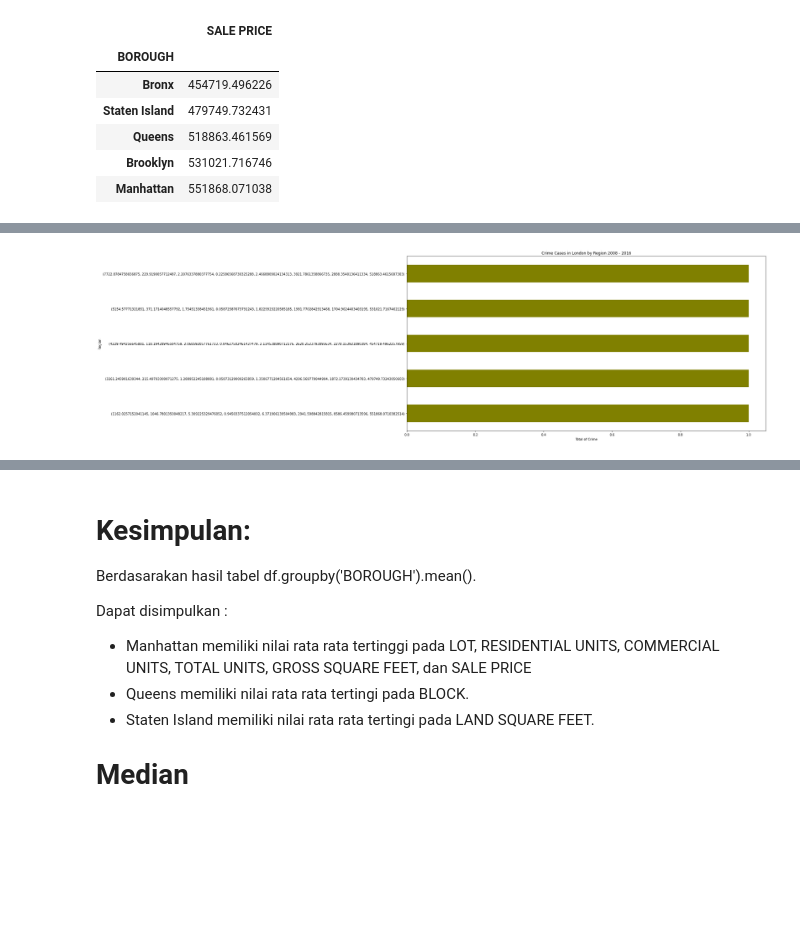
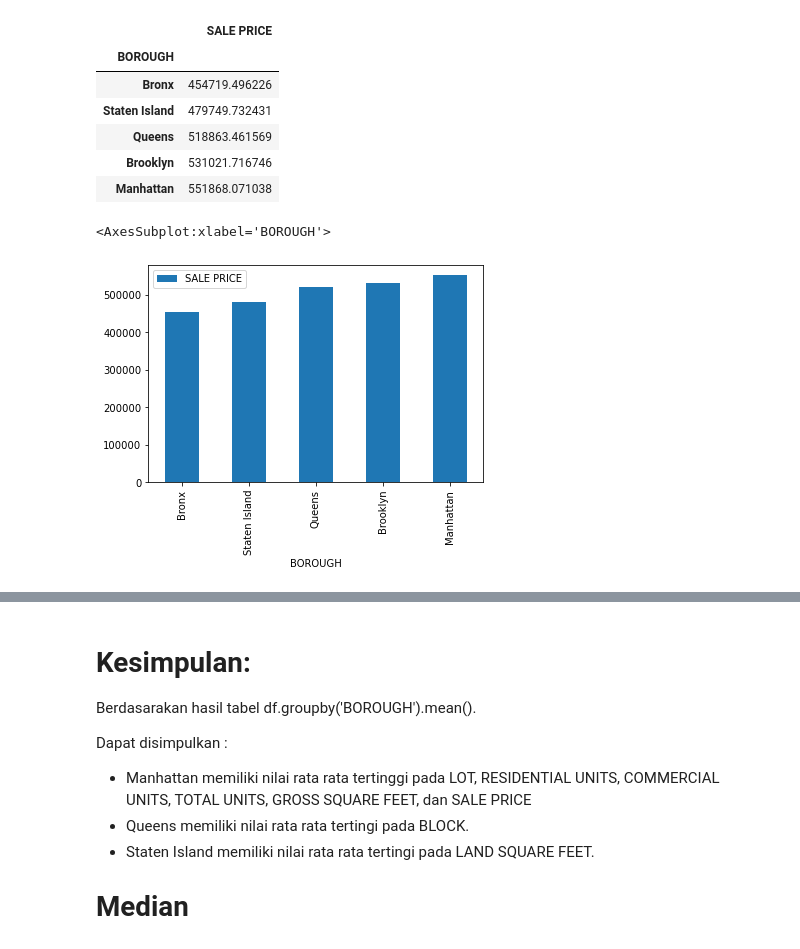
Before and after one commit to Hubhubhob/Hacktiv8, a Jupyter notebook: Hacktiv8-Assignment2/PYTN_Assgn_2_3_KS-017-Andreas_Dimas_C.ipynb, the cells around one changed output, grey strips where cells are left out. Drawn from its saved outputs; the diff is of its cells as text; code cells hidden in the pictures; blank space fills up the shorter version.

```diff
--- a/Hacktiv8-Assignment2/PYTN_Assgn_2_3_KS-017-Andreas_Dimas_C.ipynb
+++ b/Hacktiv8-Assignment2/PYTN_Assgn_2_3_KS-017-Andreas_Dimas_C.ipynb
@@ -450,6 +450,11 @@ mean_price
 | Queens | 518863.461569 |
 | Brooklyn | 531021.716746 |
 | Manhattan | 551868.071038 |
+# %%
+mean_price.plot(kind='bar')
+# %% [output]
+<AxesSubplot:xlabel='BOROUGH'>
+[figure, added]
 # %%
 #Menghitung nilai mean pada setiap data di kolom BOROUGH
 mean_all = df.groupby('BOROUGH').mean()
@@ -462,16 +467,3 @@ mean_all
 | Brooklyn | 5154.577713 | 371.171405 | 1.754513 | 0.058726 | 1.822992 | 1981.770284 | ... |
 | Queens | 7722.878476 | 229.919006 | 2.207634 | 0.225866 | 2.466881 | 3921.786136 | ... |
 | Staten Island | 3261.245902 | 215.497933 | 1.288952 | 0.058731 | 1.350677 | 4296.569779 | ... |
-# %%
-totalborough = df.groupby('BOROUGH').mean().value_counts()
-barh=totalborough[0:10]
-
-barh.plot(kind='barh', figsize=(20,10), color='olive')
-
-plt.xlabel('Total of Crime')
-plt.ylabel('Region')
-plt.title('Crime Cases in London by Region 2008 - 2016')
-
-plt.show()
-# %% [output]
-[figure, removed]
```
Also changed, not shown: parts of 26 cells of this notebook.
